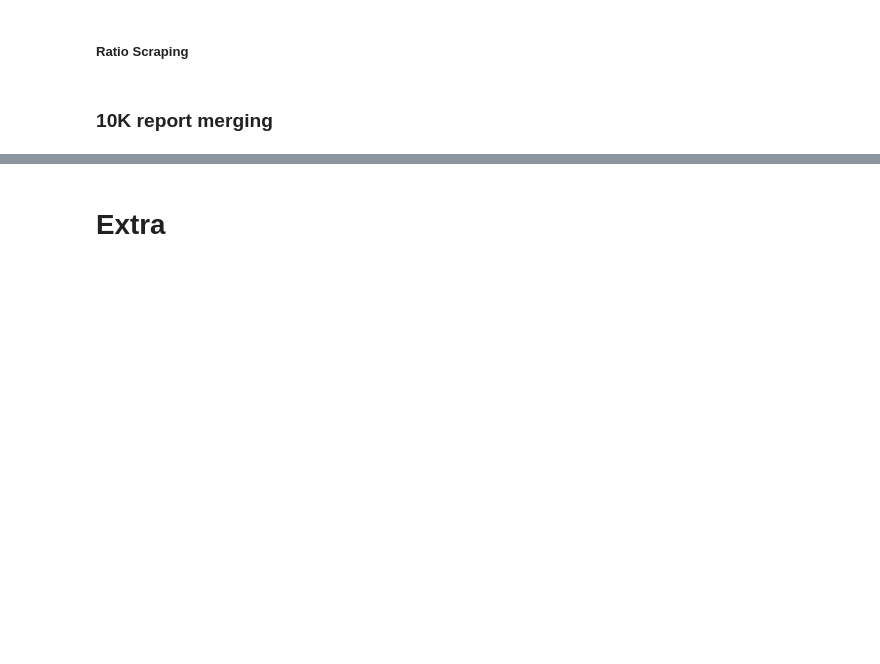
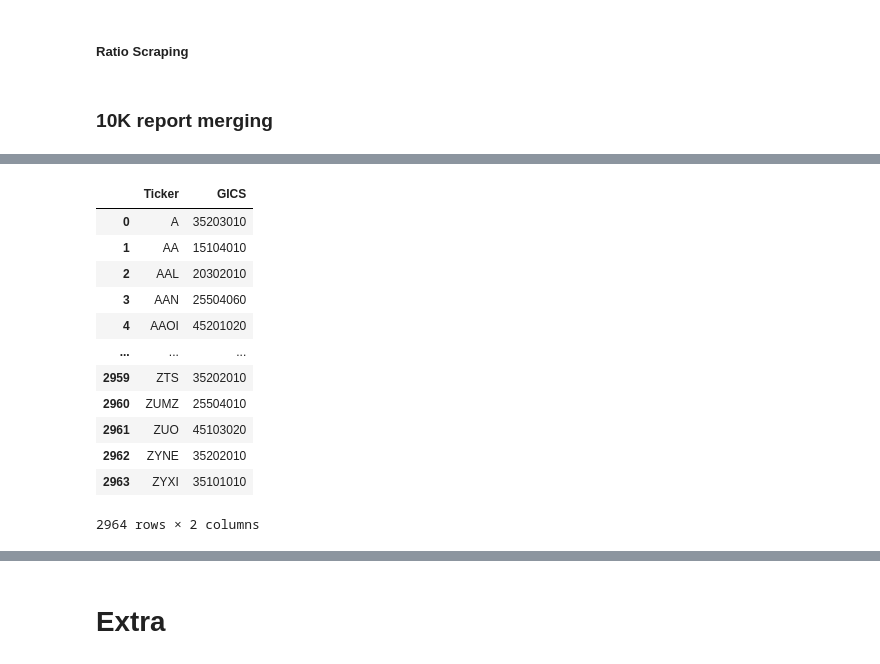
Before and after one commit to Sivalavida/Text-based-Industry-Classification, a Jupyter notebook: Scraper script.ipynb, the cells around one changed output, grey strips where cells are left out. Saved outputs shown, nothing was run; the diff lists cells and outputs as text; code cells hidden in the pictures; blank space fills up the shorter version.

```diff
--- a/Scraper script.ipynb
+++ b/Scraper script.ipynb
@@ -552,0 +628,18 @@ gics_filter_df.to_csv('data_out/ticker_to_gics.csv')
+# %%
+ticker_to_gics_df = pd.read_csv('data_in/ticker_to_gics.csv', names=['Ticker', 'GICS'])
+ticker_to_gics_df.Ticker = ticker_to_gics_df.Ticker.str.replace('/','-')
+ticker_to_gics_df
+# %% [output]
+|  | Ticker | GICS |
+| 0 | A | 35203010 |
+| 1 | AA | 15104010 |
+| 2 | AAL | 20302010 |
+| 3 | AAN | 25504060 |
+| 4 | AAOI | 45201020 |
+| ... | ... | ... |
+| 2959 | ZTS | 35202010 |
+| 2960 | ZUMZ | 25504010 |
+| 2961 | ZUO | 45103020 |
+| 2962 | ZYNE | 35202010 |
+| 2963 | ZYXI | 35101010 |
+2964 rows × 2 columns
```
Also changed, not shown: parts of 12 cells of this notebook, 6 other files.
